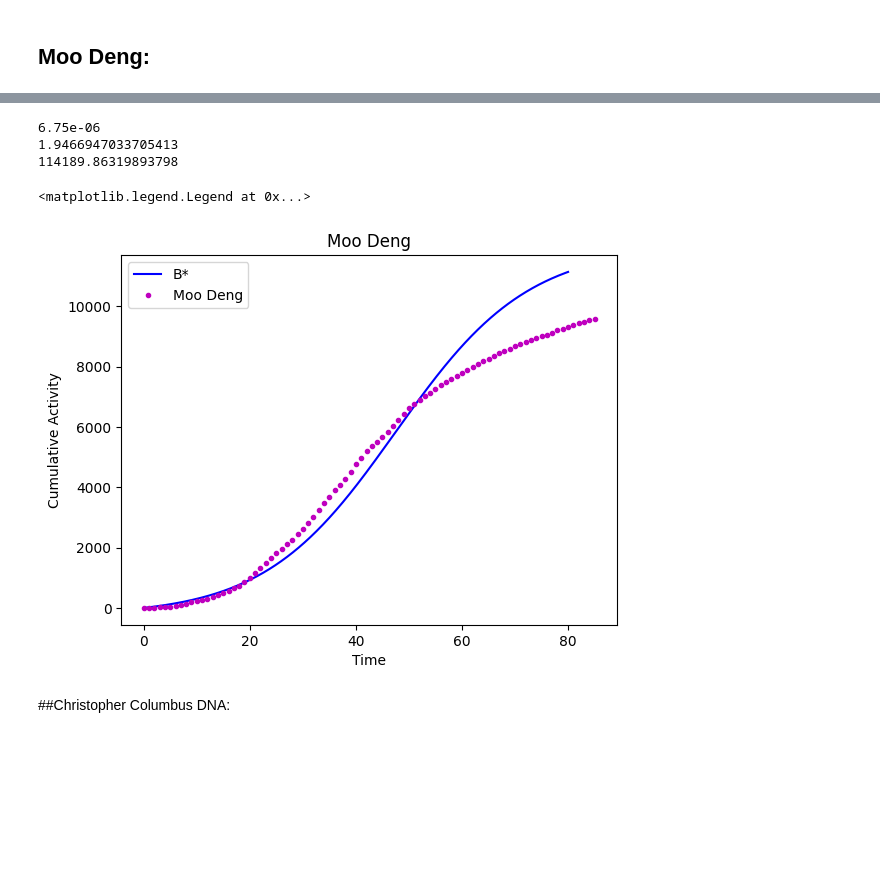
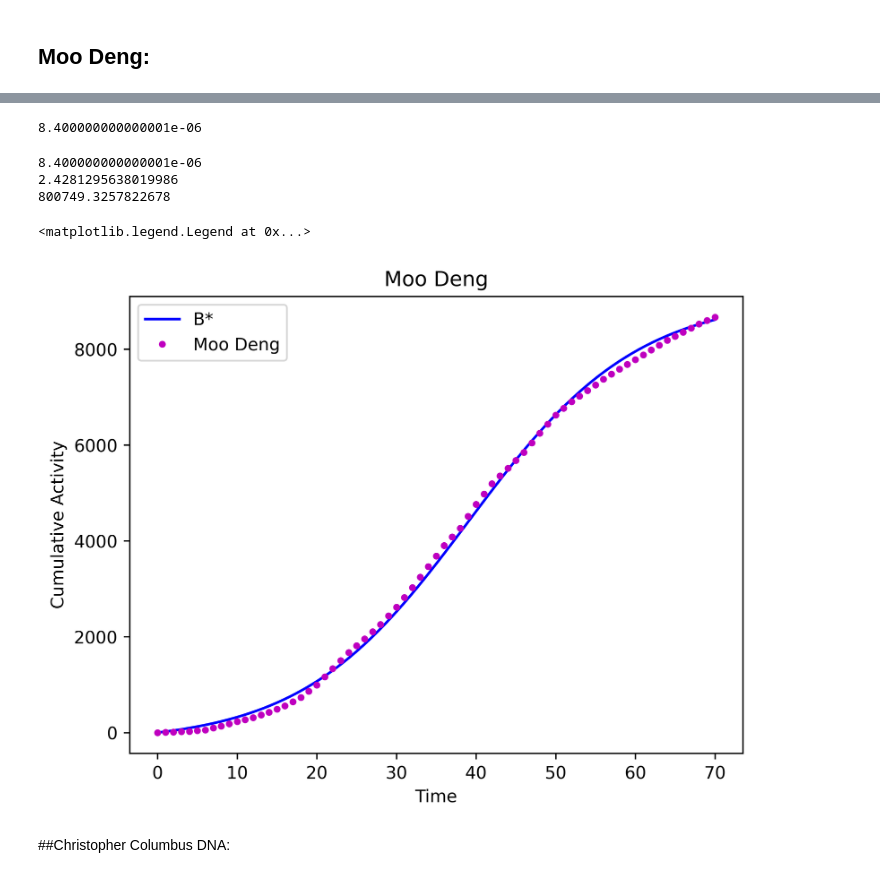
Before and after one commit to AndreiAf02/Math574_Project, a Jupyter notebook: SIR_Fitting_V5.ipynb, the cells around one changed output, grey strips where cells are left out. Cells and saved outputs as stored; diff of their text form; code cells hidden in the pictures; blank space fills up the shorter version.

```diff
--- a/SIR_Fitting_V5.ipynb
+++ b/SIR_Fitting_V5.ipynb
@@ -668,16 +668,16 @@ plt.legend()
 ## Moo Deng:
 # %%
 dt = 0.1
-max_time = 80
+max_time = 75
 # beta = 0.0001
 # B_star_final = 10000
 pop = 300000
 I0 = 20
-new_data = new_data_moo_cumul
+new_data = new_data_moo_cumul[:-10]
 label='moo_deng_scaled'
 
-beta_vals = np.linspace(0.000004, 0.000009, 101)
-B_star_final_vals = np.linspace(10000, 13000, 7)
+beta_vals = np.linspace(0.000007, 0.000009, 101) #[0.000008]
+B_star_final_vals = np.linspace(8500, 9500, 6) #[9500]
 
 SumSq = []
 Beta = []
@@ -709,36 +709,40 @@ BestFit = BestFit.to_numpy()
+# %%
+BestFit[0,0]
+# %% [output]
+8.400000000000001e-06
 # %%
 beta = BestFit[0,0]
 B_star_final = BestFit[0,3]
 print(beta)
 
 gamma = gamma_func(beta, B_star_final, pop, I0)
 print(gamma)
 Result = fitter(beta, gamma, dt, max_time, B_star_final, pop, I0, new_data, label)
 print(Result)
 
 
-max_time = 80
+max_time = 70
 t = np.linspace(0, max_time, int(max_time/dt)+1)
 solution = model_solver(dBdt, t, beta, gamma, B_star_final, pop, I0)
 Solution = pd.DataFrame()
 Solution['time'] = t
 Solution['B*'] = solution
 
 Solution
 
-plt.figure() #dpi=600)
+plt.figure(dpi=600)
 plt.plot(Solution['time'], Solution['B*'], 'b-', label='B*')
-plt.plot(new_data_moo_cumul, 'm.', label='Moo Deng')
+plt.plot(new_data_moo_cumul[:-15], 'm.', label='Moo Deng')
 plt.xlabel('Time')
 plt.ylabel('Cumulative Activity')
 plt.title('Moo Deng')
 plt.legend()
 # %% [output]
-6.75e-06
-1.9466947033705413
-114189.86319893798
+8.400000000000001e-06
+2.4281295638019986
+800749.3257822678
 <matplotlib.legend.Legend at 0x...>
-[figure, old version]
+[figure, new version]
 # %% [markdown]
 ##Christopher Columbus DNA:
 # %%
```
Also changed, not shown: parts of 1 cell of this notebook.
